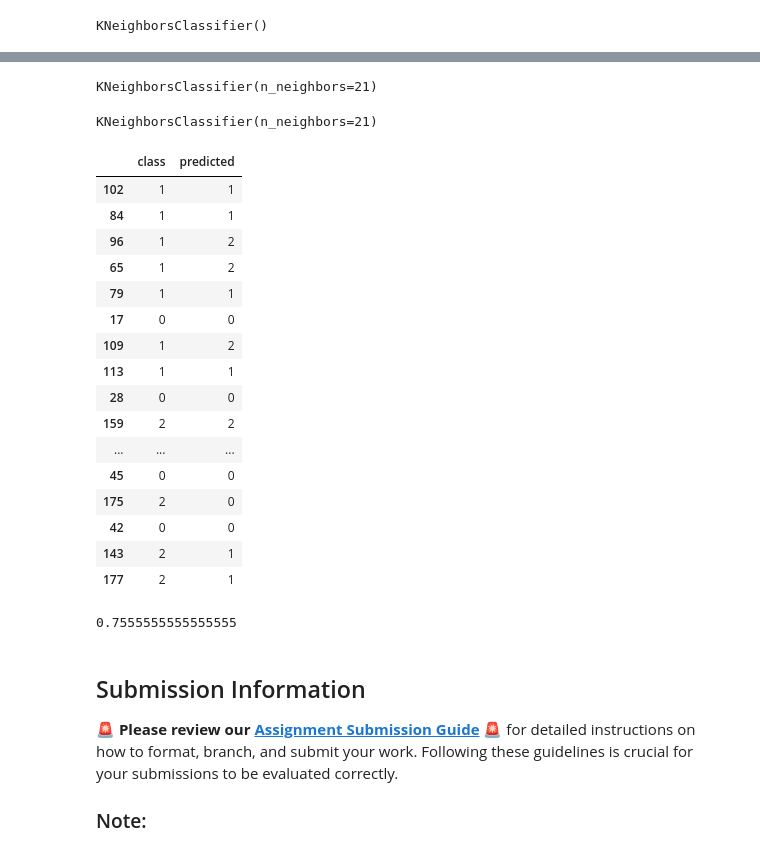
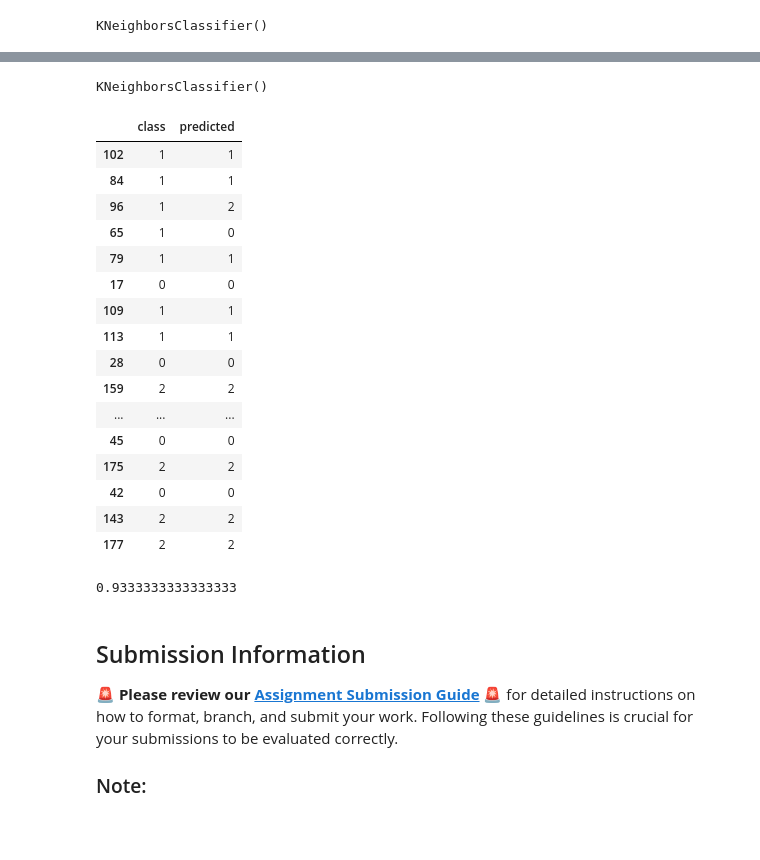
Before and after one commit to Lakshmirajakri/LCR, a Jupyter notebook: 02_activities/assignments/assignment_1.ipynb, the cells around one changed output, grey strips where cells are left out. Cells and saved outputs as stored; diff of their text form; code cells hidden in the pictures.

Commit message:
Redid the assignment by training and testing the model on standardized data

```diff
--- a/02_activities/assignments/assignment_1.ipynb
+++ b/02_activities/assignments/assignment_1.ipynb
@@ -213,9 +215,13 @@ Extend the code to create a non-overlapping test set for the predictors and resp
 np.random.seed(123)
 
 # split the data into a training and testing set. hint: use train_test_split !
-
-wine_train_standardized, wine_test_standardized = train_test_split(
-    wine_df, train_size = 0.75, shuffle = True,
-    stratify = wine_df ['class']
+X = predictors_standardized
+y = wine_df['class']
+X_train, X_test, y_train, y_test = train_test_split(
+    X,
+    y,
+    train_size = 0.75,
+    shuffle = True,
+    stratify = y,
+    random_state = 123
 )
-wine_train.info()
@@ -299,40 +255,38 @@ Using the best value for `n_neighbors`, fit a KNN model on the training data and
-# %%
-knn = KNeighborsClassifier(n_neighbors=21)
-knn
-# %% [output]
-KNeighborsClassifier(n_neighbors=21)
 # %%
-X = wine_train_standardized[["alcohol", "malic_acid", "ash", "alcalinity_of_ash", "magnesium", "total_phenols", "flavanoids", "nonflavanoid_phenols", "proanthocyanins", "color_intensity", "hue", "od280/od315_of_diluted_wines", "proline"]]
-y = wine_train['class']
+X = X_train[["alcohol", "malic_acid", "ash", "alcalinity_of_ash", "magnesium", "total_phenols", "flavanoids", "nonflavanoid_phenols", "proanthocyanins", "color_intensity", "hue", "od280/od315_of_diluted_wines", "proline"]]
+y = y_train
 knn.fit(X,y)
 # %% [output]
-KNeighborsClassifier(n_neighbors=21)
+KNeighborsClassifier()
 # %%
-wine_test_standardized['predicted'] = knn.predict(wine_test[["alcohol", "malic_acid", "ash", "alcalinity_of_ash", "magnesium", "total_phenols", "flavanoids", "nonflavanoid_phenols", "proanthocyanins", "color_intensity", "hue", "od280/od315_of_diluted_wines", "proline"]])
+wine_test = X_test.copy()
+wine_test['class'] = y_test
 
-wine_test_standardized[["class","predicted"]]
+wine_test['predicted'] = knn.predict(X_test[["alcohol", "malic_acid", "ash", "alcalinity_of_ash", "magnesium", "total_phenols", "flavanoids", "nonflavanoid_phenols", "proanthocyanins", "color_intensity", "hue", "od280/od315_of_diluted_wines", "proline"]])
+
+wine_test[["class", "predicted"]]
 # %% [output]
 |  | class | predicted |
 | 102 | 1 | 1 |
 | 84 | 1 | 1 |
 | 96 | 1 | 2 |
-| 65 | 1 | 2 |
+| 65 | 1 | 0 |
 | 79 | 1 | 1 |
 | 17 | 0 | 0 |
-| 109 | 1 | 2 |
+| 109 | 1 | 1 |
 | 113 | 1 | 1 |
 | 28 | 0 | 0 |
 | 159 | 2 | 2 |
 | ... | ... | ... |
 | 45 | 0 | 0 |
-| 175 | 2 | 0 |
+| 175 | 2 | 2 |
 | 42 | 0 | 0 |
-| 143 | 2 | 1 |
-| 177 | 2 | 1 |
+| 143 | 2 | 2 |
+| 177 | 2 | 2 |
 # %%
-knn.score(wine_test_standardized[["alcohol", "malic_acid", "ash", "alcalinity_of_ash", "magnesium", "total_phenols", "flavanoids", "nonflavanoid_phenols", "proanthocyanins", "color_intensity", "hue", "od280/od315_of_diluted_wines", "proline"]],wine_test["class"])
+knn.score(wine_test[["alcohol", "malic_acid", "ash", "alcalinity_of_ash", "magnesium", "total_phenols", "flavanoids", "nonflavanoid_phenols", "proanthocyanins", "color_intensity", "hue", "od280/od315_of_diluted_wines", "proline"]],wine_test["class"])
 # %% [output]
-0.7555555555555555
+0.9333333333333333
 # %% [markdown]
 ## Submission Information
 
```
Also changed, not shown: parts of 6 cells of this notebook.
